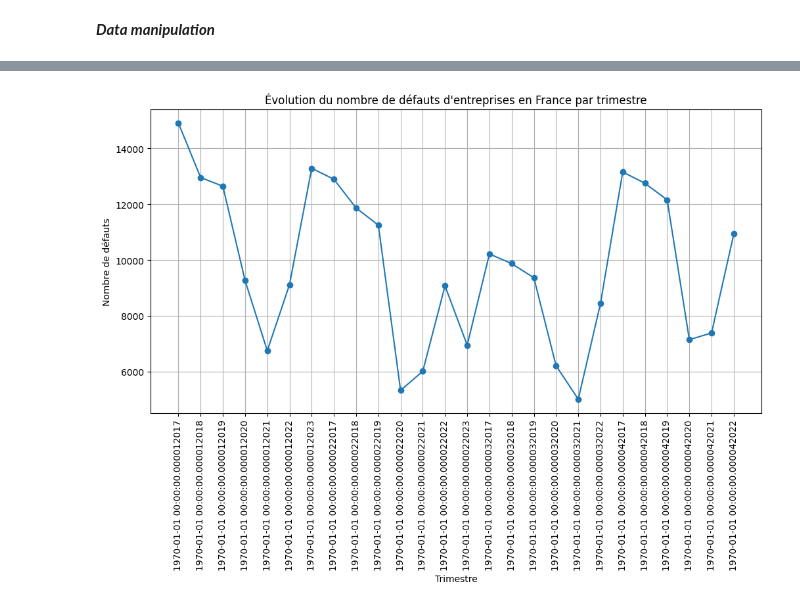
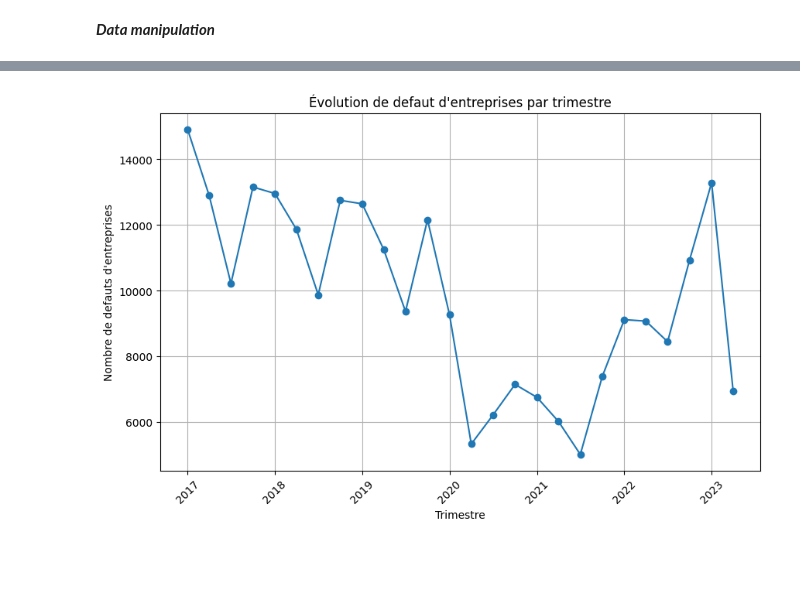
Before and after one commit to SamyaAmernis/DRiM-Challenge, a Jupyter notebook: data.ipynb, the cells around one changed output, grey strips where cells are left out. Drawn from its saved outputs; the diff is of its cells as text; code cells hidden in the pictures; blank space fills up the shorter version.

```diff
--- a/data.ipynb
+++ b/data.ipynb
@@ -158,0 +166,9 @@ Name: nombre_creation, dtype: int64
+# %%
+trimestre_defaut = dfdefaut.groupby('trimestre')['nombre_defaut'].sum()
+trimestre_defaut = trimestre_defaut.reset_index()
+trimestre_defaut['trimestre'] = trimestre_defaut['trimestre'].astype(str)
+trimestre_defaut['mois'] = trimestre_defaut['trimestre'].str.slice(0, 1).astype(int).map({1: 1, 2: 4, 3: 7, 4: 10})
+trimestre_defaut['annee'] = trimestre_defaut['trimestre'].str.slice(1).astype(int)
+trimestre_defaut['Date'] = pd.to_datetime(trimestre_defaut['annee'].astype(str) + trimestre_defaut['mois'].astype(str), format='%Y%m')
+trimestre_defaut = trimestre_defaut.sort_values('Date')
+trimestre_defaut
@@ -159,12 +193,11 @@ Name: nombre_creation, dtype: int64
 # %%
-trimestre_defaut = dfdefaut.groupby('trimestre')['nombre_defaut'].sum()
-plt.figure(figsize=(12, 6))
-plt.plot(range(len(trimestre_defaut)), trimestre_defaut.values, marker='o', linestyle='-')
-plt.xticks(range(len(trimestre_creation)), trimestre_creation.index, rotation=90)
-plt.title("Évolution du nombre de défauts d'entreprises en France par trimestre")
+plt.figure(figsize=(10, 6))
+plt.plot(trimestre_defaut['Date'], trimestre_defaut['nombre_defaut'], marker='o', linestyle='-')
+plt.title("Évolution de defaut d'entreprises par trimestre")
 plt.xlabel("Trimestre")
-plt.ylabel("Nombre de défauts")
+plt.ylabel("Nombre de defauts d'entreprises")
 plt.grid(True)
+plt.xticks(rotation=45)
 plt.show()
 # %% [output]
-[figure, old version]
+[figure, new version]
```
Also changed, not shown: parts of 10 cells of this notebook.
